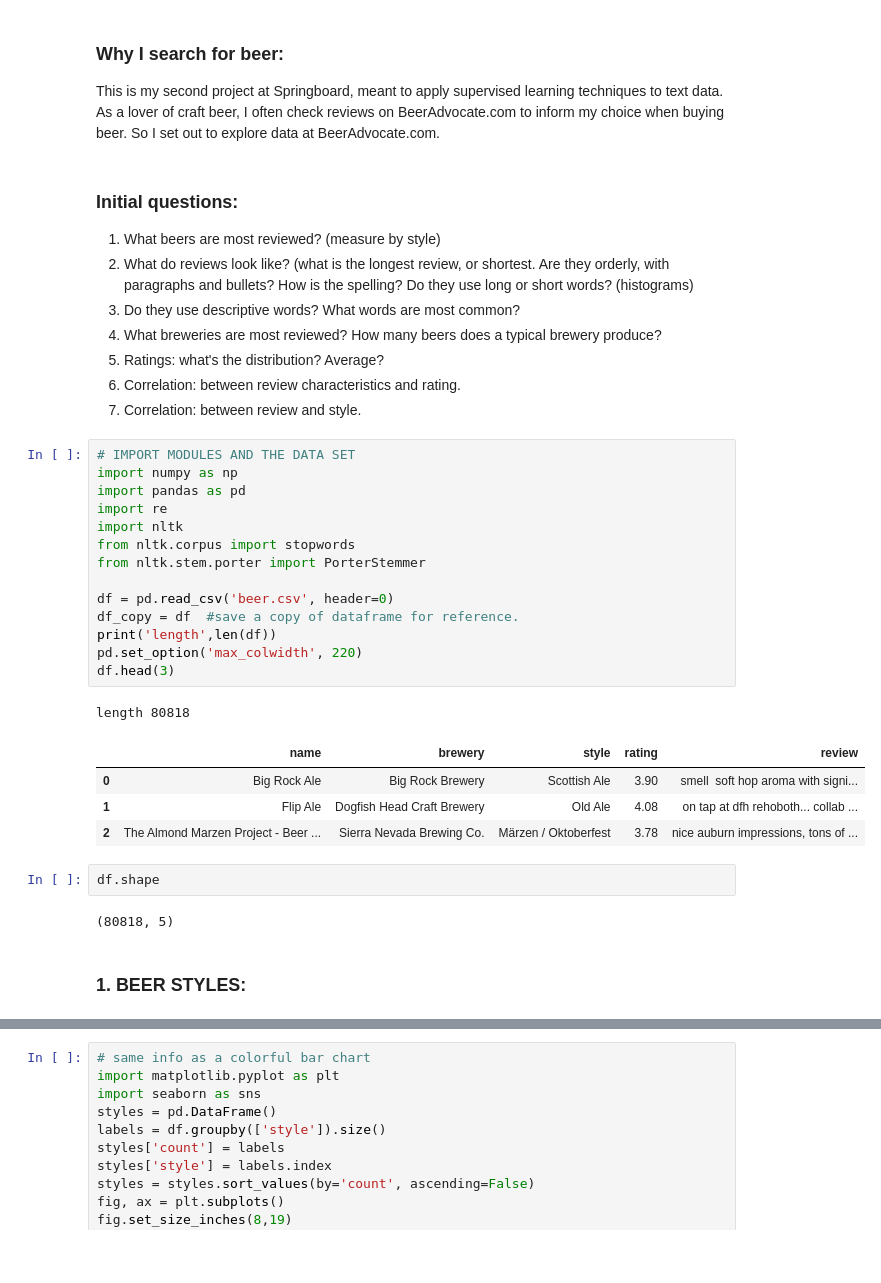
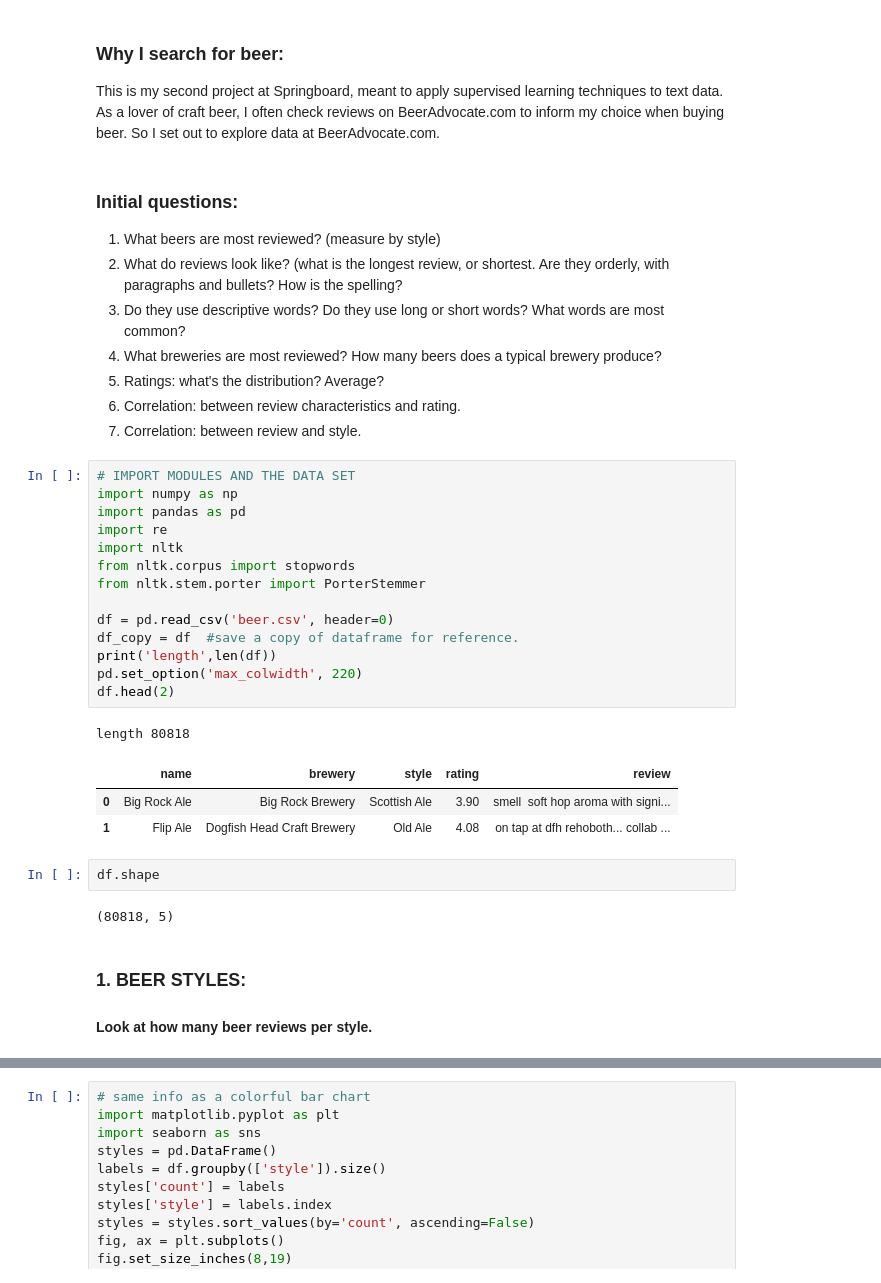
Before and after one commit to misterhappy2/beer, a Jupyter notebook: Beer story.ipynb, the cells around one changed output, grey strips where cells are left out. Cells and saved outputs as stored; diff of their text form; blank space fills up the shorter version.

```diff
--- a/Beer story.ipynb
+++ b/Beer story.ipynb
@@ -8,8 +10,8 @@ This is my second project at Springboard, meant to apply supervised learning tec
 # %% [markdown]
 ### Initial questions:
 1. What beers are most reviewed?  (measure by style)
-2. What do reviews look like?  (what is the longest review, or shortest.  Are they orderly, with paragraphs and bullets?  How is the spelling?  Do they use long or short words?  (histograms)
-3. Do they use descriptive words?  What words are most common?
+2. What do reviews look like?  (what is the longest review, or shortest.  Are they orderly, with paragraphs and bullets?  How is the spelling?
+3. Do they use descriptive words?  Do they use long or short words?  What words are most common?
 4. What breweries are most reviewed?  How many beers does a typical brewery produce?
 5. Ratings: what's the distribution?  Average?
 6. Correlation: between review characteristics and rating.
@@ -27,7 +29,7 @@ df = pd.read_csv('beer.csv', header=0)
 df_copy = df  #save a copy of dataframe for reference.
 print('length',len(df))
 pd.set_option('max_colwidth', 220)
-df.head(3)
+df.head(2)
 # %% [output]
 length 80818
 |  | name | brewery | style | rating | review |
@@ -35,11 +37,11 @@ length 80818
 | 1 | Flip Ale | Dogfish Head Craft Brewery | Old Ale | 4.08 | on tap at dfh rehoboth... collab ... |
-| 2 | The Almond Marzen Project - Beer ... | Sierra Nevada Brewing Co. | Märzen / Oktoberfest | 3.78 | nice auburn impressions, tons of ... |
 # %%
 df.shape
 # %% [output]
 (80818, 5)
 # %% [markdown]
 ### 1. BEER STYLES:
+#### Look at how many beer reviews per style.
 # %%
 # What beers are most reviewed? (measure by style)
 # BEER STYLES:
```
Also changed, not shown: parts of 28 cells of this notebook.
